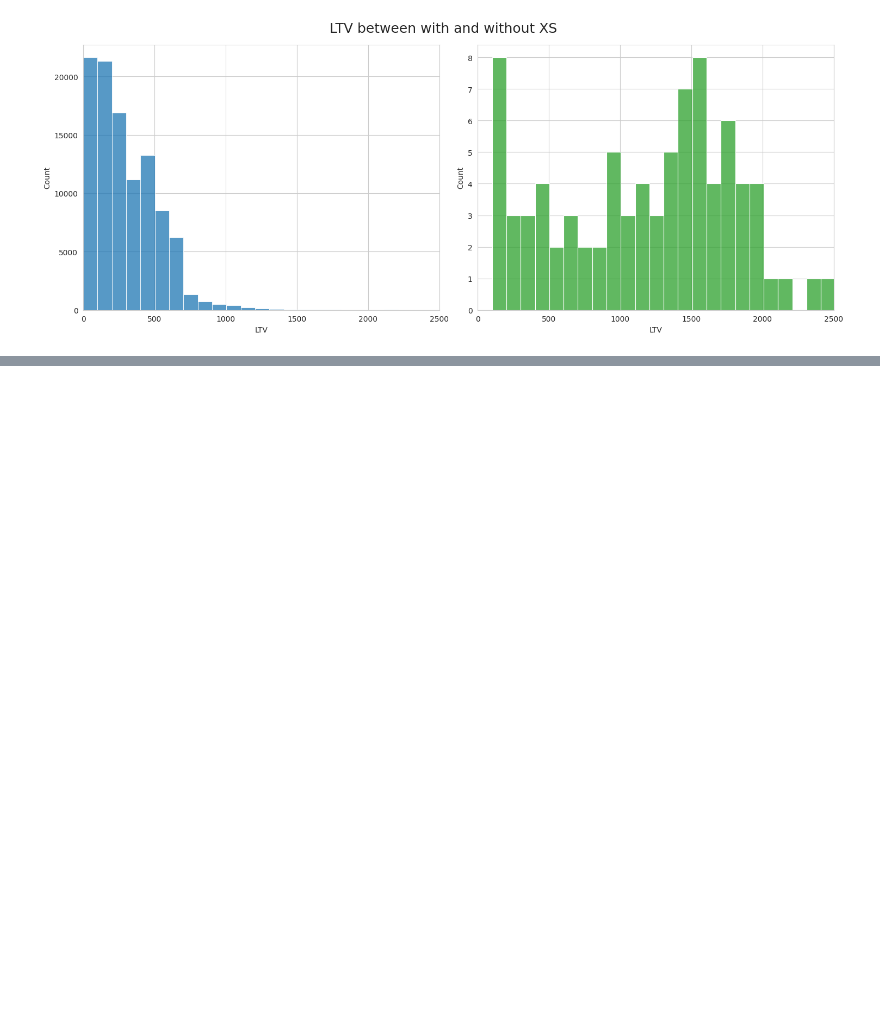
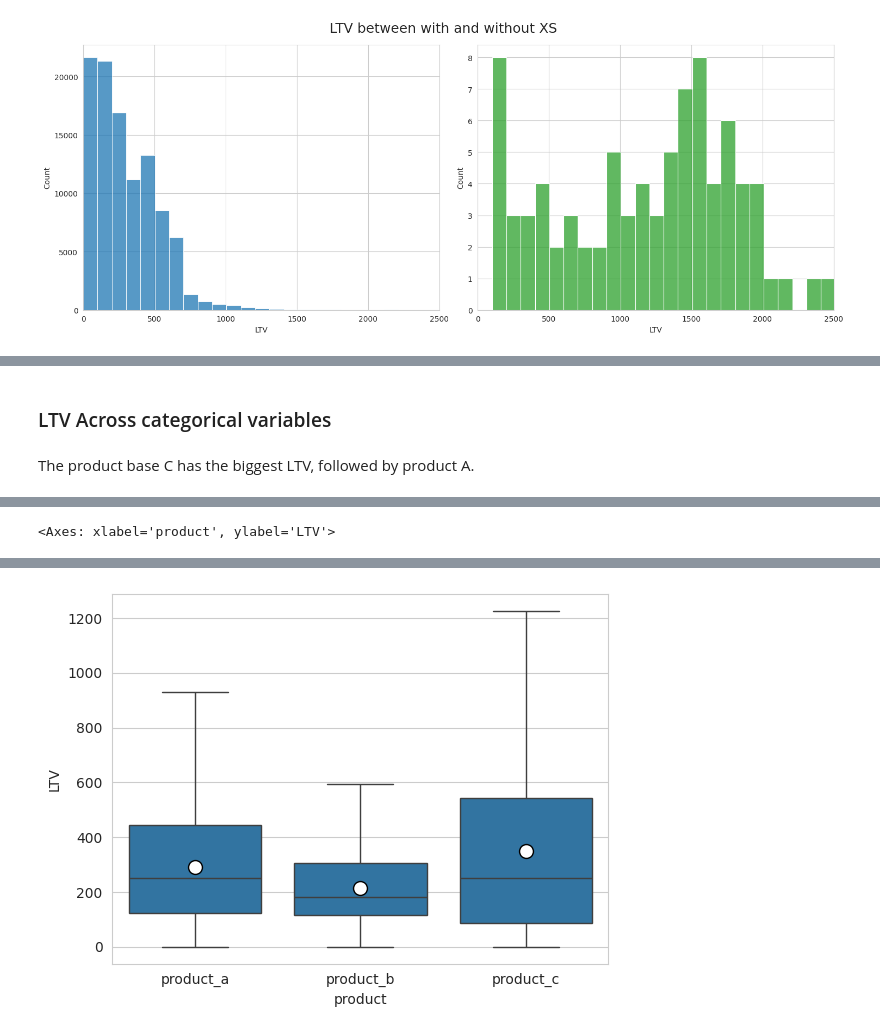
Before and after one commit to ricardormotta/LTV_analysis, a Jupyter notebook: ltv-ml-project/notebooks/EDA.ipynb, the cells around one changed output, grey strips where cells are left out. Saved outputs shown, nothing was run; the diff lists cells and outputs as text; code cells hidden in the pictures; blank space fills up the shorter version.

```diff
--- a/ltv-ml-project/notebooks/EDA.ipynb
+++ b/ltv-ml-project/notebooks/EDA.ipynb
@@ -430,0 +449,14 @@ plt.show()
+# %%
+meanprops={
+    "marker":"o",
+    "markerfacecolor":"white",
+    "markeredgecolor":"black",
+    "markersize":"10"
+}
+# %% [markdown]
+### LTV Across categorical variables
+# %% [markdown]
+The product base C has the biggest LTV, followed by product A.
+# %%
+sns.boxplot(data=df.sort_values(by="product"), y="LTV", x="product", showfliers=False, showmeans=True, meanprops=meanprops)
+# %% [output]
@@ -430,0 +464 @@ plt.show()
+<Axes: xlabel='product', ylabel='LTV'>
@@ -430,0 +466 @@ plt.show()
+[figure, added]
```
Also changed, not shown: parts of 22 cells of this notebook.
